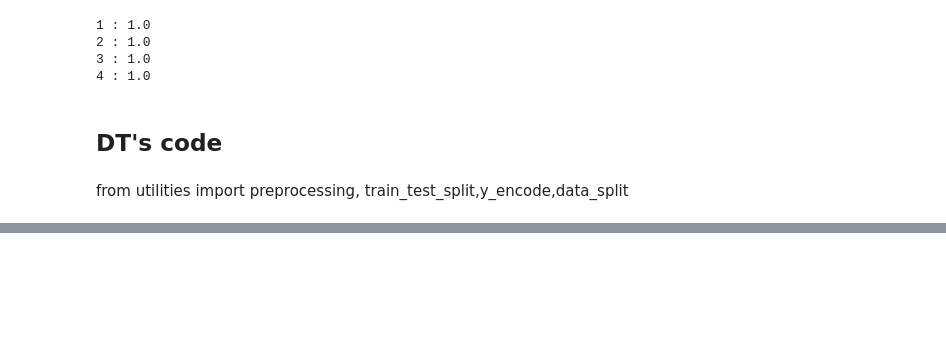
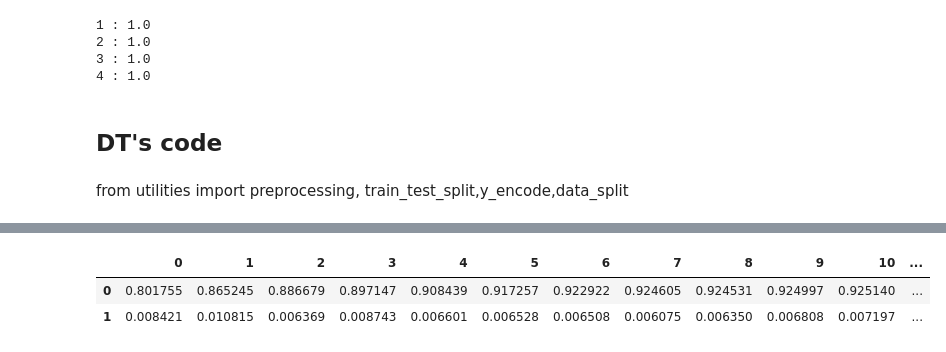
Before and after one commit to 12kleingordon34/SL2, a Jupyter notebook: exploratory_notebook.ipynb, the cells around one changed output, grey strips where cells are left out. Cells and saved outputs as stored; diff of their text form; code cells hidden in the pictures; blank space fills up the shorter version.

```diff
--- a/exploratory_notebook.ipynb
+++ b/exploratory_notebook.ipynb
@@ -188,0 +120,6 @@ array([ True,  True,  True, ...,  True,  True,  True], dtype=bool)
+# %%
+df
+# %% [output]
+|  | 0 | 1 | 2 | 3 | 4 | 5 | 6 | 7 | 8 | 9 | 10 | ... |
+| 0 | 0.801755 | 0.865245 | 0.886679 | 0.897147 | 0.908439 | 0.917257 | 0.922922 | 0.924605 | 0.924531 | 0.924997 | 0.925140 | ... |
+| 1 | 0.008421 | 0.010815 | 0.006369 | 0.008743 | 0.006601 | 0.006528 | 0.006508 | 0.006075 | 0.006350 | 0.006808 | 0.007197 | ... |
```
Also changed, not shown: parts of 20 cells of this notebook.
